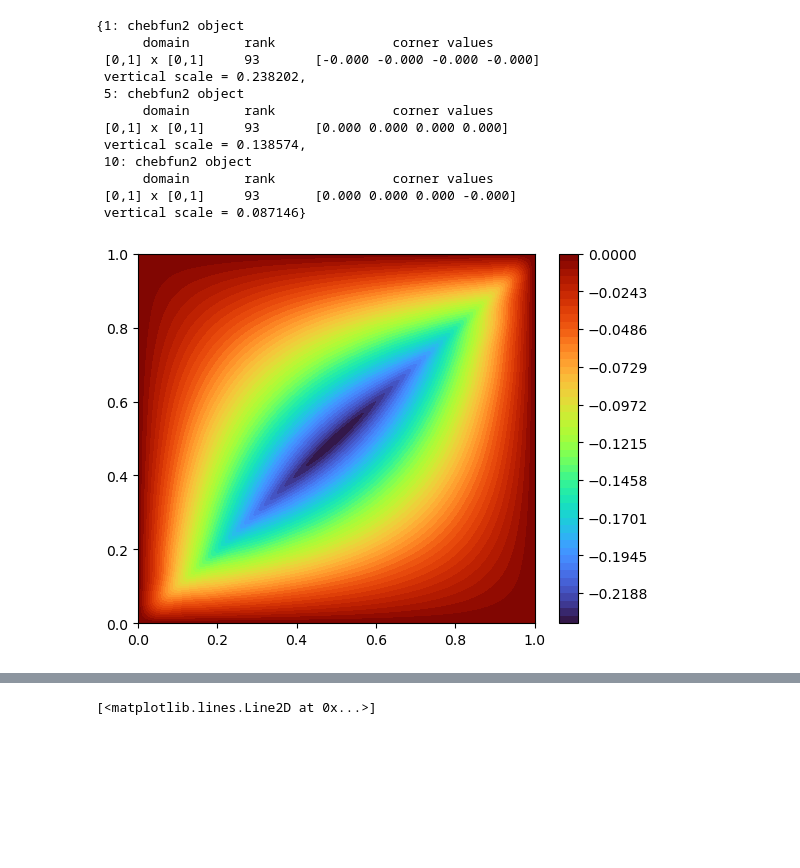
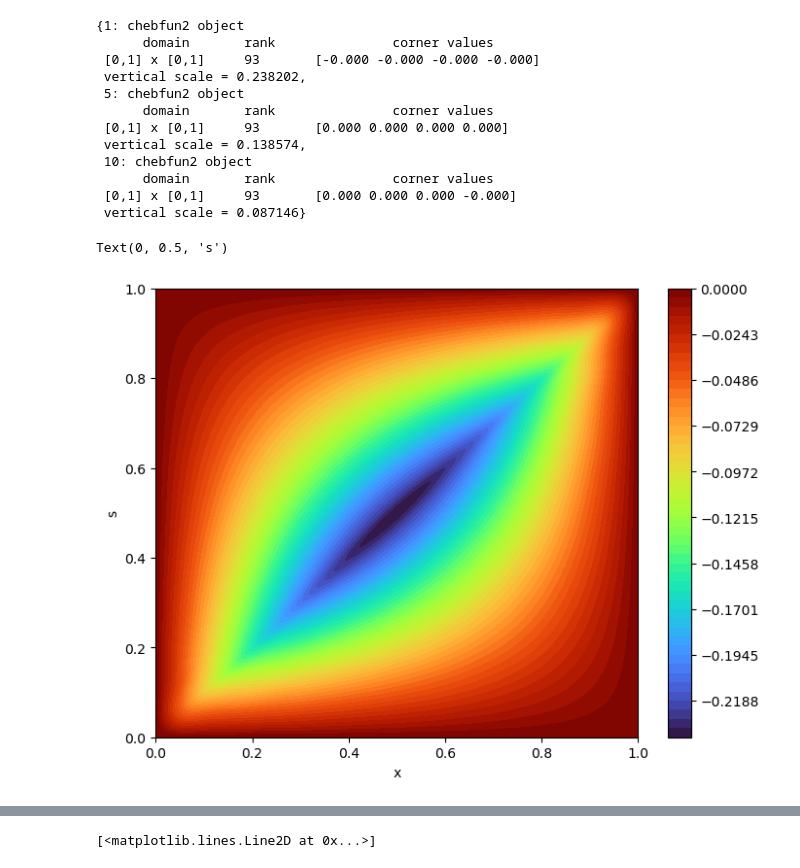
Before and after one commit to hsharsh/chebgreen, a Jupyter notebook: main/airy.ipynb, the cells around one changed output, grey strips where cells are left out. Drawn from its saved outputs; the diff is of its cells as text; code cells hidden in the pictures; blank space fills up the shorter version.

```diff
--- a/main/airy.ipynb
+++ b/main/airy.ipynb
@@ -46,9 +46,13 @@ airy.G
  [0,1] x [0,1]     93       [0.000 0.000 0.000 -0.000]
  vertical scale = 0.087146}
 # %%
-airy.G[1].plot()
+fig = plt.figure(figsize = (8,6))
+airy.G[1].plot(fig = fig, ax = plt.gca())
+plt.xlabel('x')
+plt.ylabel('s')
 # %% [output]
+Text(0, 0.5, 's')
-[figure, old version]
+[figure, new version]
 # %%
 %%time
 u,s,v = airy.G[1].svd()
```
Also changed, not shown: parts of 11 cells of this notebook, 8 other files.
